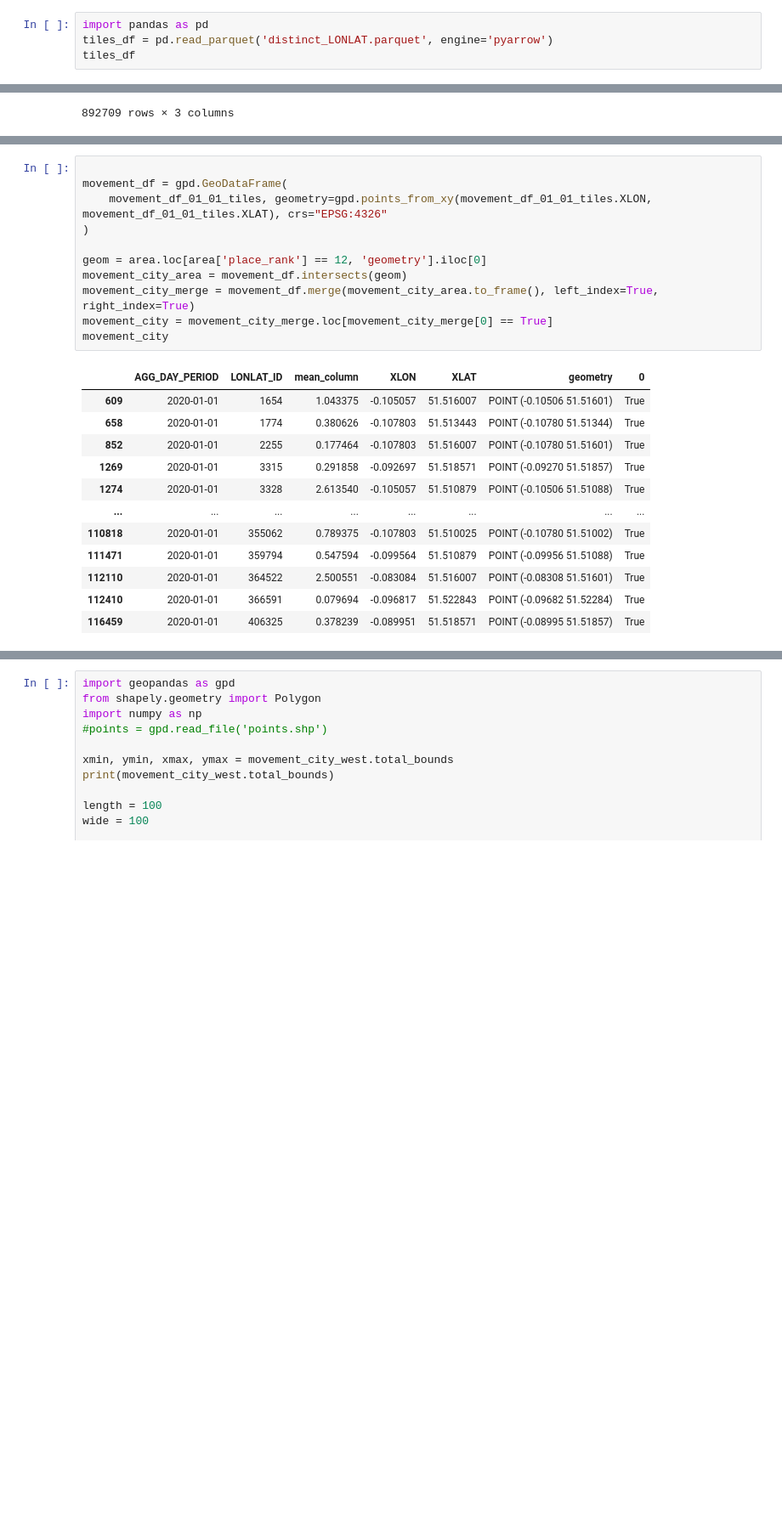
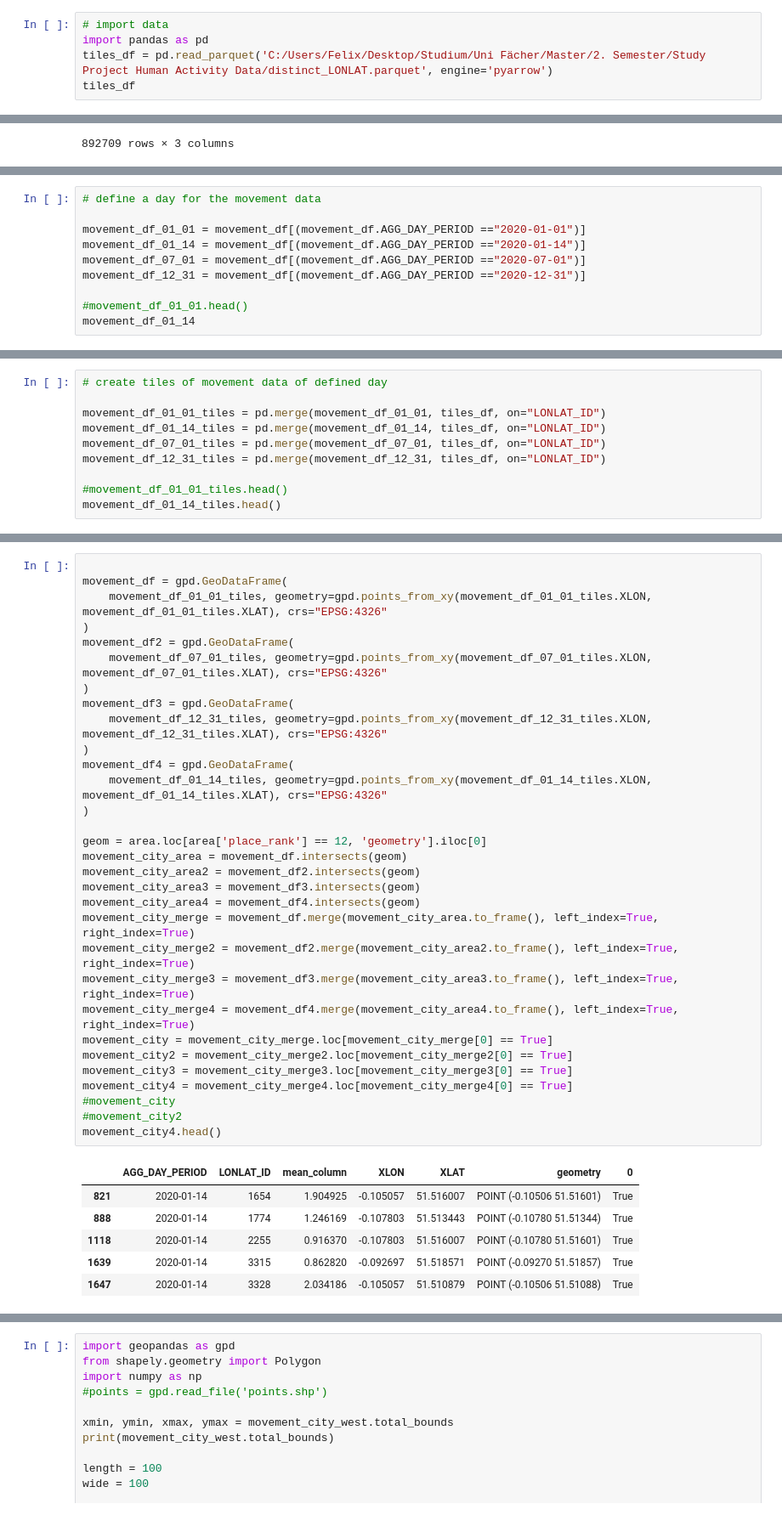
Before and after one commit to Felioxx/Mobile-ity-Scope, a Jupyter notebook: first_steps_python/first_steps.ipynb, the cells around one changed output, grey strips where cells are left out. Shown at 85% size. Drawn from its saved outputs; the diff is of its cells as text; blank space fills up the shorter version.

```diff
--- a/first_steps_python/first_steps.ipynb
+++ b/first_steps_python/first_steps.ipynb
@@ -1,6 +1,7 @@
 # %%
+# import data
 import pandas as pd
-tiles_df = pd.read_parquet('distinct_LONLAT.parquet', engine='pyarrow')
+tiles_df = pd.read_parquet('C:/Users/Felix/Desktop/Studium/Uni Fächer/Master/2. Semester/Study Project Human Activity Data/distinct_LONLAT.parquet', engine='pyarrow')
 tiles_df
 # %% [output]
 |  | XLON | XLAT | LONLAT_ID |
@@ -82,0 +48,10 @@ movement_df_01_01_tiles.plot(x="XLON", y="XLAT", kind="scatter",c="mean_column",
+# %%
+# define a day for the movement data
+
+movement_df_01_01 = movement_df[(movement_df.AGG_DAY_PERIOD =="2020-01-01")]
+movement_df_01_14 = movement_df[(movement_df.AGG_DAY_PERIOD =="2020-01-14")]
+movement_df_07_01 = movement_df[(movement_df.AGG_DAY_PERIOD =="2020-07-01")]
+movement_df_12_31 = movement_df[(movement_df.AGG_DAY_PERIOD =="2020-12-31")]
+
+#movement_df_01_01.head()
+movement_df_01_14
@@ -82,0 +72,10 @@ movement_df_01_01_tiles.plot(x="XLON", y="XLAT", kind="scatter",c="mean_column",
+# %%
+# create tiles of movement data of defined day
+
+movement_df_01_01_tiles = pd.merge(movement_df_01_01, tiles_df, on="LONLAT_ID")
+movement_df_01_14_tiles = pd.merge(movement_df_01_14, tiles_df, on="LONLAT_ID")
+movement_df_07_01_tiles = pd.merge(movement_df_07_01, tiles_df, on="LONLAT_ID")
+movement_df_12_31_tiles = pd.merge(movement_df_12_31, tiles_df, on="LONLAT_ID")
+
+#movement_df_01_01_tiles.head()
+movement_df_01_14_tiles.head()
@@ -105,24 +126,38 @@ westminster
 # %%
 
 movement_df = gpd.GeoDataFrame(
     movement_df_01_01_tiles, geometry=gpd.points_from_xy(movement_df_01_01_tiles.XLON, movement_df_01_01_tiles.XLAT), crs="EPSG:4326"
 )
+movement_df2 = gpd.GeoDataFrame(
+    movement_df_07_01_tiles, geometry=gpd.points_from_xy(movement_df_07_01_tiles.XLON, movement_df_07_01_tiles.XLAT), crs="EPSG:4326"
+)
+movement_df3 = gpd.GeoDataFrame(
+    movement_df_12_31_tiles, geometry=gpd.points_from_xy(movement_df_12_31_tiles.XLON, movement_df_12_31_tiles.XLAT), crs="EPSG:4326"
+)
+movement_df4 = gpd.GeoDataFrame(
+    movement_df_01_14_tiles, geometry=gpd.points_from_xy(movement_df_01_14_tiles.XLON, movement_df_01_14_tiles.XLAT), crs="EPSG:4326"
+)
 
 geom = area.loc[area['place_rank'] == 12, 'geometry'].iloc[0]
 movement_city_area = movement_df.intersects(geom)
+movement_city_area2 = movement_df2.intersects(geom)
+movement_city_area3 = movement_df3.intersects(geom)
+movement_city_area4 = movement_df4.intersects(geom)
 movement_city_merge = movement_df.merge(movement_city_area.to_frame(), left_index=True, right_index=True)
+movement_city_merge2 = movement_df2.merge(movement_city_area2.to_frame(), left_index=True, right_index=True)
+movement_city_merge3 = movement_df3.merge(movement_city_area3.to_frame(), left_index=True, right_index=True)
+movement_city_merge4 = movement_df4.merge(movement_city_area4.to_frame(), left_index=True, right_index=True)
 movement_city = movement_city_merge.loc[movement_city_merge[0] == True]
-movement_city
+movement_city2 = movement_city_merge2.loc[movement_city_merge2[0] == True]
+movement_city3 = movement_city_merge3.loc[movement_city_merge3[0] == True]
+movement_city4 = movement_city_merge4.loc[movement_city_merge4[0] == True]
+#movement_city
+#movement_city2
+movement_city4.head()
 # %% [output]
 |  | AGG_DAY_PERIOD | LONLAT_ID | mean_column | XLON | XLAT | geometry | 0 |
-| 609 | 2020-01-01 | 1654 | 1.043375 | -0.105057 | 51.516007 | POINT (-0.10506 51.51601) | True |
-| 658 | 2020-01-01 | 1774 | 0.380626 | -0.107803 | 51.513443 | POINT (-0.10780 51.51344) | True |
-| 852 | 2020-01-01 | 2255 | 0.177464 | -0.107803 | 51.516007 | POINT (-0.10780 51.51601) | True |
-| 1269 | 2020-01-01 | 3315 | 0.291858 | -0.092697 | 51.518571 | POINT (-0.09270 51.51857) | True |
-| 1274 | 2020-01-01 | 3328 | 2.613540 | -0.105057 | 51.510879 | POINT (-0.10506 51.51088) | True |
-| ... | ... | ... | ... | ... | ... | ... | ... |
-| 110818 | 2020-01-01 | 355062 | 0.789375 | -0.107803 | 51.510025 | POINT (-0.10780 51.51002) | True |
-| 111471 | 2020-01-01 | 359794 | 0.547594 | -0.099564 | 51.510879 | POINT (-0.09956 51.51088) | True |
-| 112110 | 2020-01-01 | 364522 | 2.500551 | -0.083084 | 51.516007 | POINT (-0.08308 51.51601) | True |
-| 112410 | 2020-01-01 | 366591 | 0.079694 | -0.096817 | 51.522843 | POINT (-0.09682 51.52284) | True |
-| 116459 | 2020-01-01 | 406325 | 0.378239 | -0.089951 | 51.518571 | POINT (-0.08995 51.51857) | True |
+| 821 | 2020-01-14 | 1654 | 1.904925 | -0.105057 | 51.516007 | POINT (-0.10506 51.51601) | True |
+| 888 | 2020-01-14 | 1774 | 1.246169 | -0.107803 | 51.513443 | POINT (-0.10780 51.51344) | True |
+| 1118 | 2020-01-14 | 2255 | 0.916370 | -0.107803 | 51.516007 | POINT (-0.10780 51.51601) | True |
+| 1639 | 2020-01-14 | 3315 | 0.862820 | -0.092697 | 51.518571 | POINT (-0.09270 51.51857) | True |
+| 1647 | 2020-01-14 | 3328 | 2.034186 | -0.105057 | 51.510879 | POINT (-0.10506 51.51088) | True |
```
Also changed, not shown: parts of 25 cells of this notebook, 2 other files.
